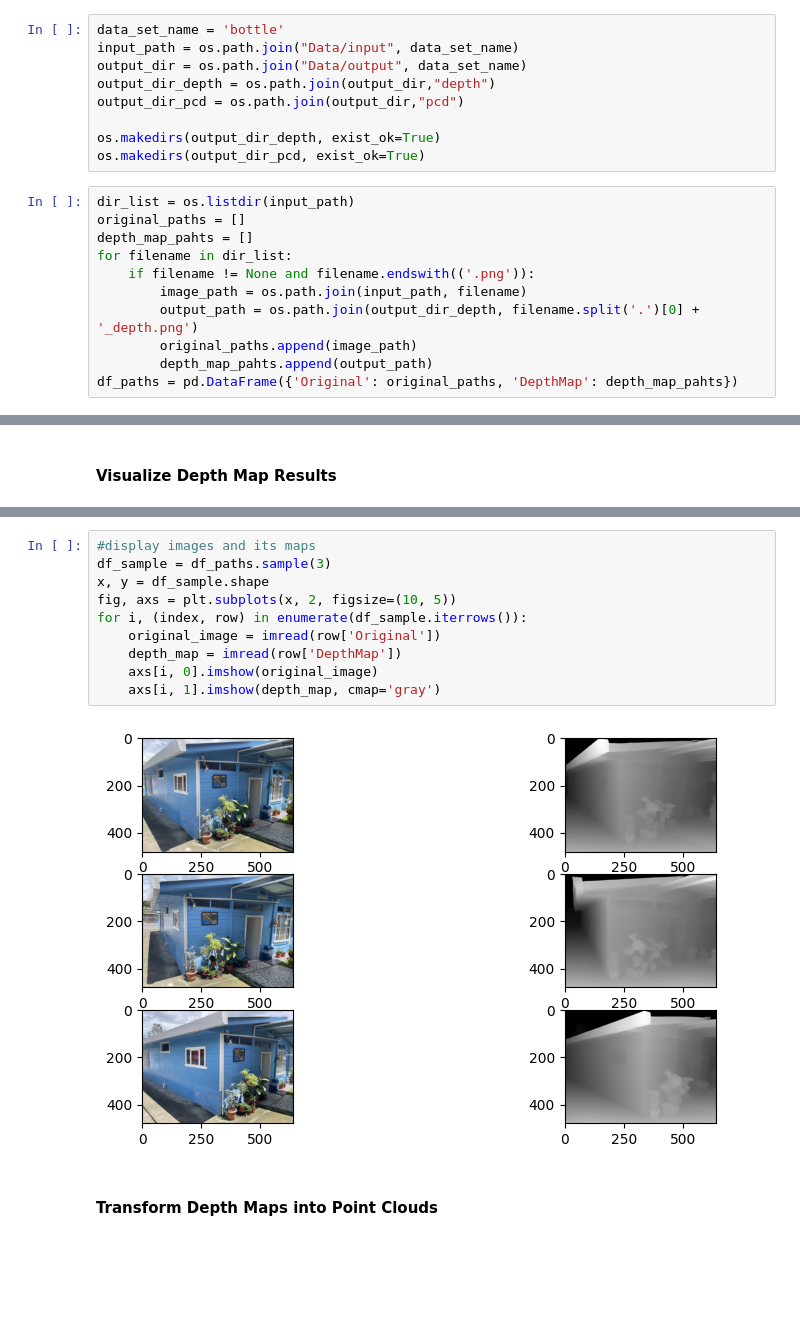
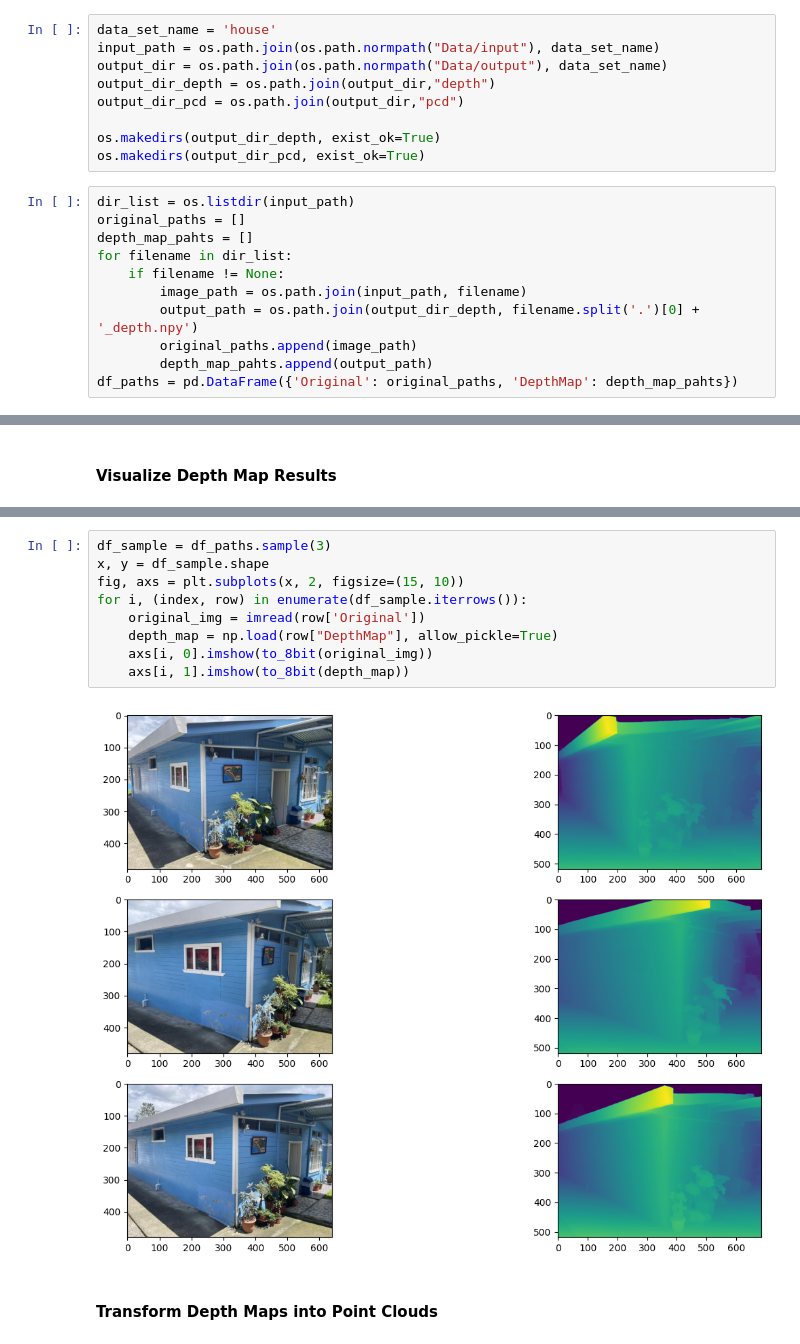
Before and after one commit to Yorbre25/Modelacion3DEntornos, a Jupyter notebook: Img2pcd/main.ipynb, the cells around one changed output, grey strips where cells are left out. Drawn from its saved outputs; the diff is of its cells as text; blank space fills up the shorter version.

```diff
--- a/Img2pcd/main.ipynb
+++ b/Img2pcd/main.ipynb
@@ -18,7 +39,7 @@ The data is imported from the `input` directory. These images are transformed to
 # %%
-data_set_name = 'bottle'
-input_path = os.path.join("Data/input", data_set_name)
-output_dir = os.path.join("Data/output", data_set_name)
+data_set_name = 'house'
+input_path = os.path.join(os.path.normpath("Data/input"), data_set_name)
+output_dir = os.path.join(os.path.normpath("Data/output"), data_set_name)
 output_dir_depth = os.path.join(output_dir,"depth")
 output_dir_pcd = os.path.join(output_dir,"pcd")
 
@@ -29,9 +50,9 @@ dir_list = os.listdir(input_path)
 original_paths = []
 depth_map_pahts = []
 for filename in dir_list:
-    if filename != None and filename.endswith(('.png')):
+    if filename != None:
         image_path = os.path.join(input_path, filename)
-        output_path = os.path.join(output_dir_depth, filename.split('.')[0] + '_depth.png')
+        output_path = os.path.join(output_dir_depth, filename.split('.')[0] + '_depth.npy')
         original_paths.append(image_path)
         depth_map_pahts.append(output_path)
 df_paths = pd.DataFrame({'Original': original_paths, 'DepthMap': depth_map_pahts})
@@ -82,15 +97,14 @@ var = df_paths.apply(lambda row: img_to_depth_map(depth_estimation_pipeline, row
 # %%
-#display images and its maps
 df_sample = df_paths.sample(3)
 x, y = df_sample.shape
-fig, axs = plt.subplots(x, 2, figsize=(10, 5))
+fig, axs = plt.subplots(x, 2, figsize=(15, 10))
 for i, (index, row) in enumerate(df_sample.iterrows()):
-    original_image = imread(row['Original'])
-    depth_map = imread(row['DepthMap'])
-    axs[i, 0].imshow(original_image)
-    axs[i, 1].imshow(depth_map, cmap='gray')
+    original_img = imread(row['Original'])
+    depth_map = np.load(row["DepthMap"], allow_pickle=True)
+    axs[i, 0].imshow(to_8bit(original_img))
+    axs[i, 1].imshow(to_8bit(depth_map))
 # %% [output]
-[figure, old version]
+[figure, new version]
 # %% [markdown]
 #### Transform Depth Maps into Point Clouds
 # %% [markdown]
```
Also changed, not shown: parts of 19 cells of this notebook, 1 other file.
